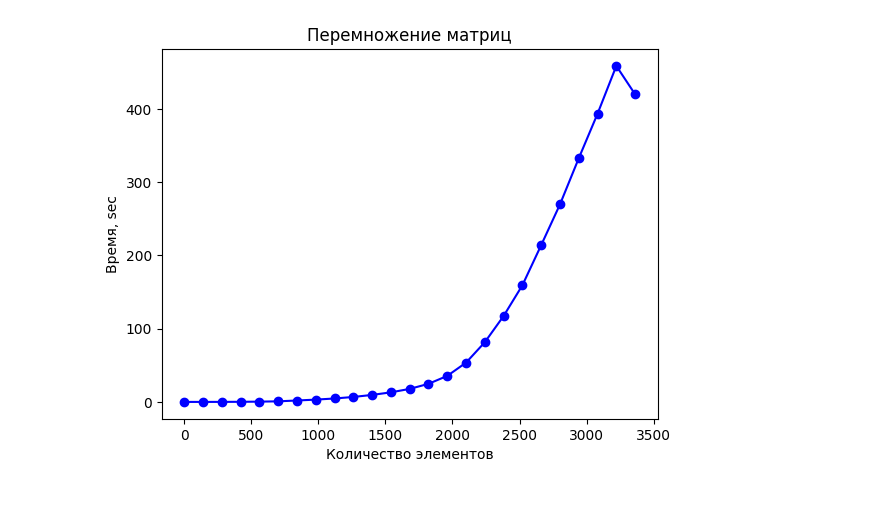
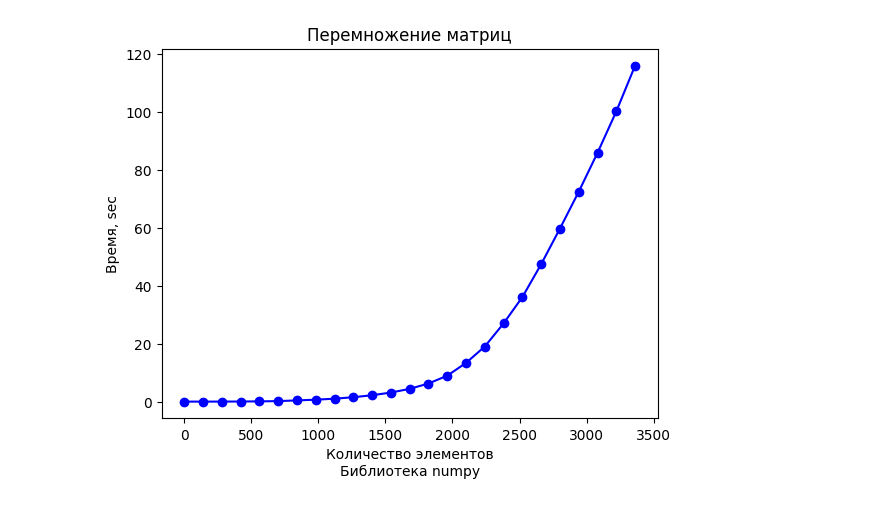
Before and after one commit to l4rchi/aads, a Jupyter notebook: labs/lab01/lab01_06/Lab01_06.ipynb, the cells around one changed output. Cells and saved outputs as stored; diff of their text form; code cells hidden in the pictures.

```diff
--- a/labs/lab01/lab01_06/Lab01_06.ipynb
+++ b/labs/lab01/lab01_06/Lab01_06.ipynb
@@ -9,33 +19,41 @@ import matplotlib.pyplot as plt
 # %%
-def create_vector(n: int) -> list:
+def create_vector(n: int) -> list[int]:
     return [random.randint(0, 100) for _ in range(n)]
 
 
-def TZ12(vec: list) -> int:
+def TZ12(vec: list[int]) -> int:
     return sum(vec)
 
 
-def TZ13(vec: list) -> ndarray:
+def TZ13(vec: list[int]) -> int:
     return np.prod(vec)
 
 
-def TZ14(vec: list, x: float = 14 * 1.5) -> float:
+def TZ14(vec: list[int], x: float = 14 * 1.5) -> float:
     result = 0
     for i in range(len(vec), 0, -1):
         result = result * x + vec[i - 1]
     return result
 
 
-def TZ16(vec: list) -> int:
+def TZ16(vec: list[int]) -> int:
     result = vec[0]
     for coordinate in vec[1:]:
         if coordinate < result:
             result = coordinate
     return result
 
-def create_matrix(n: int) -> np.array:
-    result = np.array([[random.randint(0, 1000) for j in range(n)] for i in range(n)])
+def create_matrix(n: int) -> list[list[int]]:
+    result = [[random.randint(0, 100) for j in range(n)] for i in range(n)]
     return result
 
-def multiply_matrix(A, B):
+def multiply_matrix_v1(A: list[list[int]], B: list[list[int]], n) -> list[list[int]]:
+    result = [[0 for _ in range(n)] for _ in range(n)]
+    for i in range(n):
+        for j in range(n):
+            for k in range(n):
+                result[i][j] += A[i][k]*B[k][j]
+    return result
+
+def multiply_matrix_v2(A: np.array, B: np.array) -> np.ndarray:
     return np.dot(A, B)
@@ -85,16 +153,15 @@ for title in funcs:
 # %%
-N = 20 - 6
 count = range(1, 250 * N, 10 * N)
-A = create_matrix(250*N)
-B = create_matrix(250*N)
-func = get_usage_time(ndigits=5)(multiply_matrix)
+A = np.array(create_matrix(250*N))
+B = np.array(create_matrix(250*N))
+func = get_usage_time(ndigits=5)(multiply_matrix_v2)
 times = [func(A[:i, :i], B[:i, :i]) for i in count]
 
 fig = plt.plot(count, times, 'bo-')
 plt.title('Перемножение матриц')
 ax = plt.gca()
-ax.set_xlabel('Количество элементов')
+ax.set_xlabel('Количество элементов\nБиблиотека numpy')
 ax.set_ylabel('Время, sec')
 plt.show()
 # %% [output]
-[figure, old version]
+[figure, new version]
```
Also changed, not shown: parts of 16 cells of this notebook, 1 other file.
